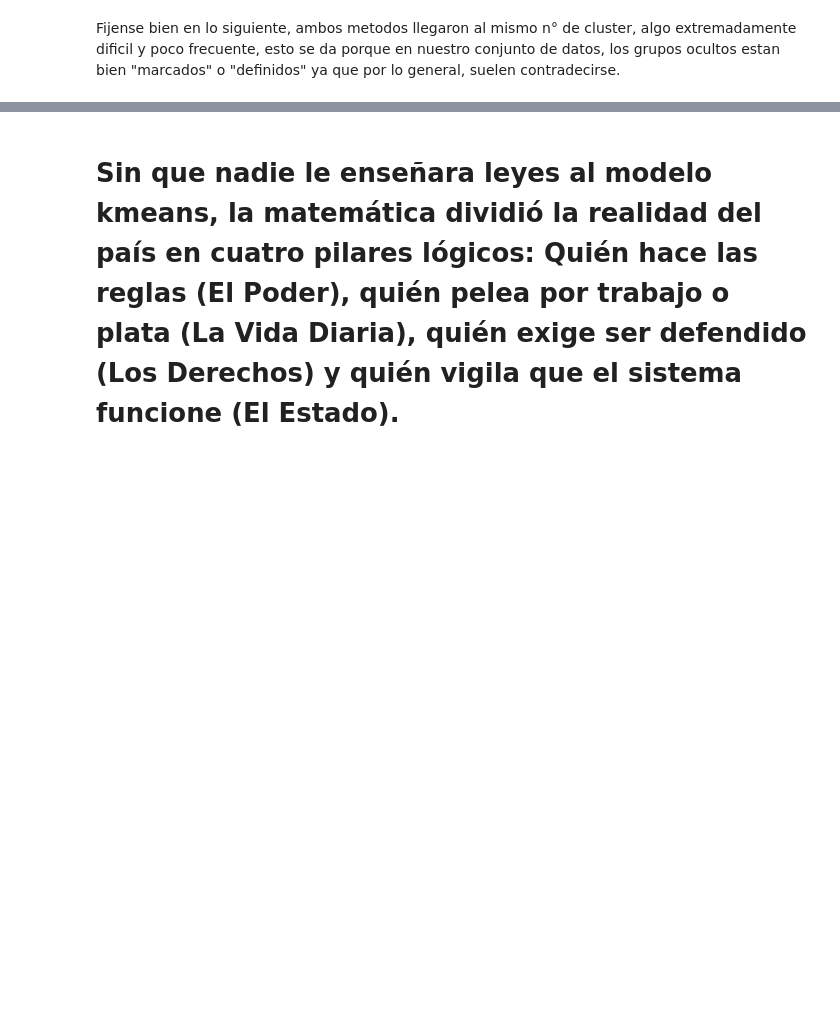
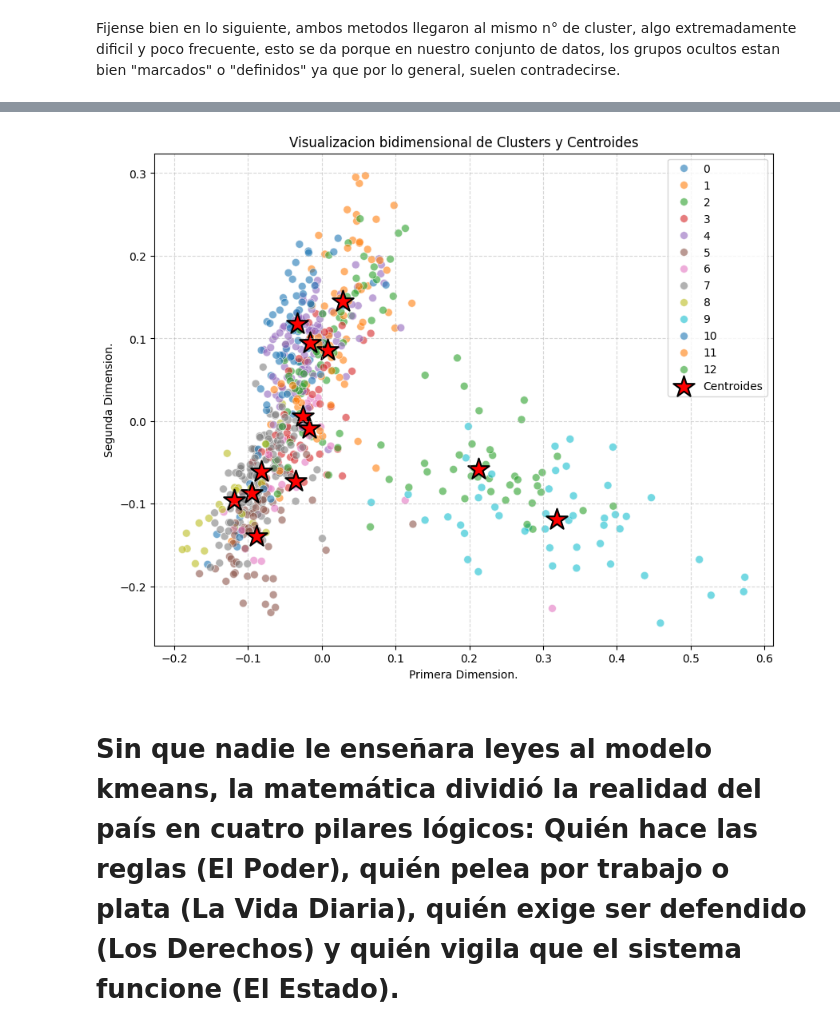
Before and after one commit to UXDynamicSolution/MineriaDatosDuocPAO, a Jupyter notebook: material_de_refozamiento_k_means.ipynb, the cells around one changed output, grey strips where cells are left out. Saved outputs shown, nothing was run; the diff lists cells and outputs as text; code cells hidden in the pictures; blank space fills up the shorter version.

Commit message:
centroids

```diff
--- a/material_de_refozamiento_k_means.ipynb
+++ b/material_de_refozamiento_k_means.ipynb
@@ -244,3 +247,51 @@ Fijense bien en lo siguiente, ambos metodos llegaron al mismo n° de cluster, al
+# %%
+# Importar PCA para reducir las dimensiones a 2D
+from sklearn.decomposition import PCA
+import matplotlib.pyplot as plt
+import seaborn as sns
+
+# 1. Reducimos los datos originales a 2 dimensiones para el mapa
+pca = PCA(n_components=2)
+datos_2d = pca.fit_transform(X_tfidf.toarray())
+
+# 2. Proyectamos las coordenadas de los centroides al mismo espacio 2D
+centroides_2d = pca.transform(modelo.cluster_centers_)
+
+# 3. Configuramos y creamos el grafico
+plt.figure(figsize=(10, 8))
+
+# Graficamos cada noticia (documento)
+sns.scatterplot(
+    x=datos_2d[:, 0],
+    y=datos_2d[:, 1],
+    hue=modelo.labels_,
+    palette='tab10',  # <-- UNICO CAMBIO: 'tab10' genera colores de alto contraste
+    alpha=0.6,
+    s=50
+)
+
+# Destacamos los centroides en color rojo con una ESTRELLA gigante
+plt.scatter(
+    centroides_2d[:, 0],
+    centroides_2d[:, 1],
+    c='red',
+    marker='*', # Aqui cambiamos la X por una estrella
+    s=400,      # Aumentamos un poco el tamano para que la estrella destaque
+    label='Centroides',
+    edgecolors='black',
+    linewidths=1.5
+)
+
+# Agregamos titulo y etiquetas a los ejes
+plt.title('Visualizacion bidimensional de Clusters y Centroides')
+plt.xlabel('Primera Dimension.') # Etiqueta para el eje X
+plt.ylabel('Segunda Dimension.') # Etiqueta para el eje Y
+
+plt.legend()
+plt.grid(True, linestyle='--', alpha=0.5)
+plt.show()
+# %% [output]
+[figure, added]
 # %% [markdown]
 # Sin que nadie le enseñara leyes al modelo kmeans, la matemática dividió la realidad del país en cuatro pilares lógicos: Quién hace las reglas (El Poder), quién pelea por trabajo o plata (La Vida Diaria), quién exige ser defendido (Los Derechos) y quién vigila que el sistema funcione (El Estado).
 # %% [markdown]
```
Also changed, not shown: parts of 1 cell of this notebook.
